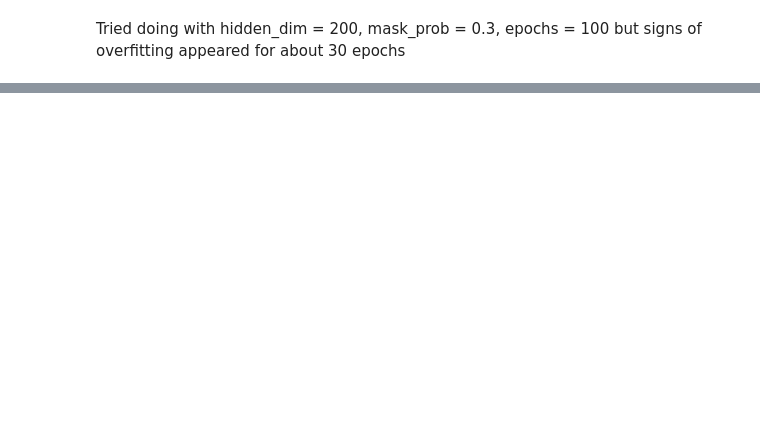
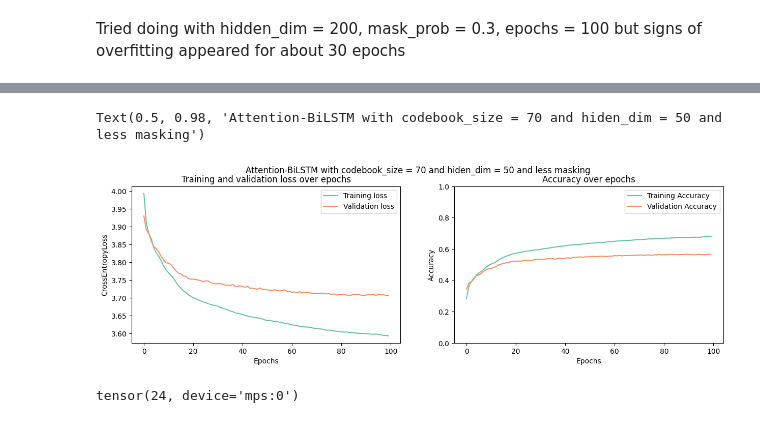
Before and after one commit to oscarninou/adl24-sleep-stage, a Jupyter notebook: random_projection_pretraing.ipynb, the cells around one changed output, grey strips where cells are left out. Cells and saved outputs as stored; diff of their text form; code cells hidden in the pictures; blank space fills up the shorter version.

```diff
--- a/random_projection_pretraing.ipynb
+++ b/random_projection_pretraing.ipynb
@@ -269,8 +360,8 @@ input_values, idx
 Tried doing with hidden_dim = 200, mask_prob = 0.3, epochs = 100 but signs of overfitting appeared for about 30 epochs
 # %%
 dataset_t = TensorDataset(xtrain, ytrain)
-train_loader = DataLoader(dataset_t, batch_size= 400, shuffle=True)
+train_loader = DataLoader(dataset_t, batch_size= 500, shuffle=True)
 dataset_v = TensorDataset(xvalid, yvalid)
-valid_loader = DataLoader(dataset_v, batch_size= 400, shuffle=True)
-train_losses, valid_losses, train_accuracies, valid_accuracies = pretrain(trainloader= train_loader, validloader= valid_loader, model = model, epochs= 200, device = device, lr = 1e-3)
+valid_loader = DataLoader(dataset_v, batch_size= 500, shuffle=True)
+train_losses, valid_losses, train_accuracies, valid_accuracies = pretrain(trainloader= train_loader, validloader= valid_loader, model = model, epochs= 100, device = device, lr = 1e-3)
 # %% [output]
@@ -279,0 +381,20 @@ KeyboardInterrupt:
+# %%
+sns.set_palette("Set2")
+fig, ax = plt.subplots(1,2, figsize = (15, 4))
+ax[0].plot(train_losses, label = 'Training loss')
+ax[0].plot(valid_losses, label = 'Validation loss')
+ax[1].plot(train_accuracies, label ='Training Accuracy')
+ax[1].plot(valid_accuracies, label ='Validation Accuracy')
+ax[0].legend()
+ax[0].set_title('Training and validation loss over epochs')
+ax[1].set_title('Accuracy over epochs')
+ax[0].set_xlabel('Epochs')
+ax[1].set_xlabel('Epochs')
+ax[0].set_ylabel('CrossEntropyLoss')
+ax[1].set_ylabel('Accuracy')
+ax[1].legend()
+ax[1].set_ylim(0,1)
+fig.suptitle('Attention-BiLSTM with codebook_size = 70 and hiden_dim = 50 and less masking')
+# %% [output]
+Text(0.5, 0.98, 'Attention-BiLSTM with codebook_size = 70 and hiden_dim = 50 and less masking')
+[figure, added]
@@ -279,0 +405,5 @@ KeyboardInterrupt:
+# %%
+pred, label  = model(xtrain[1].view(1,1,-1))
+th.argmax(pred)
+# %% [output]
+tensor(24, device='mps:0')
```
Also changed, not shown: parts of 25 cells of this notebook, 2 other files.
